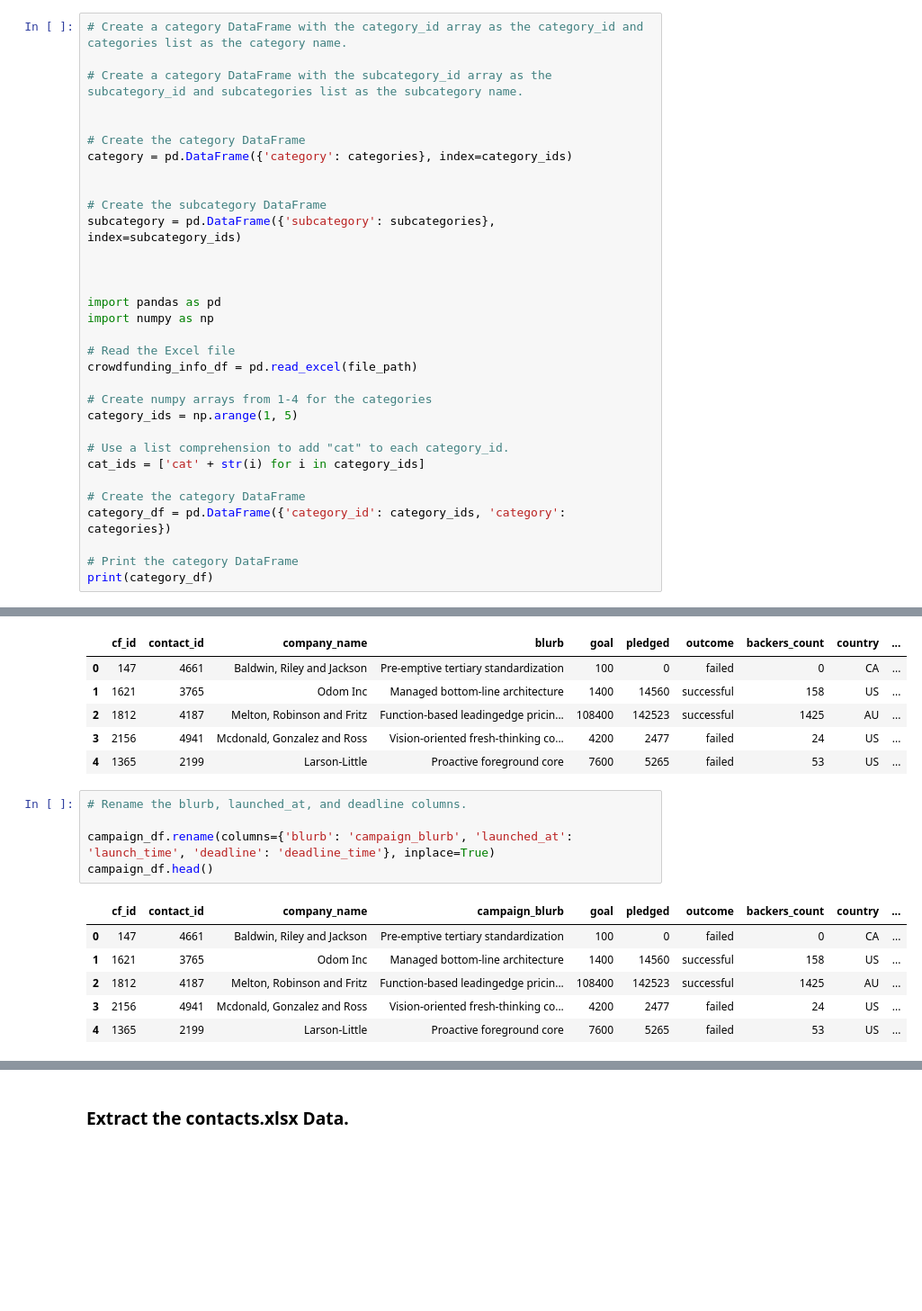
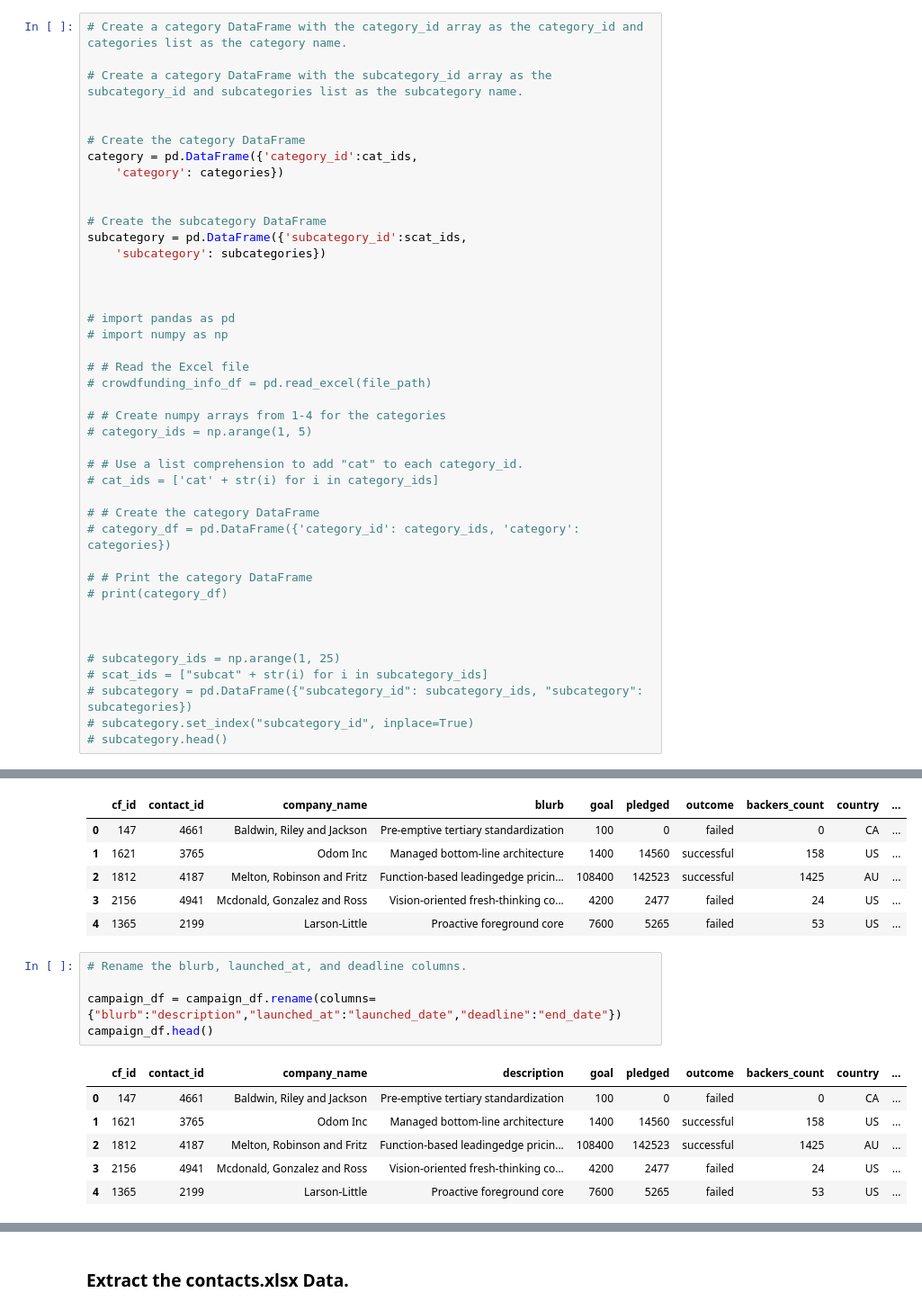
Before and after one commit to aichoudiallo/Crowdfunding_ETL, a Jupyter notebook: Starter_Files/ETL_Mini_Project_Starter_Code.ipynb, the cells around one changed output, grey strips where cells are left out. Shown at 90% size. Saved outputs shown, nothing was run; the diff lists cells and outputs as text; blank space fills up the shorter version.

```diff
--- a/Starter_Files/ETL_Mini_Project_Starter_Code.ipynb
+++ b/Starter_Files/ETL_Mini_Project_Starter_Code.ipynb
@@ -199,28 +177,38 @@ print(scat_ids)
 
 
 # Create the category DataFrame
-category = pd.DataFrame({'category': categories}, index=category_ids)
+category = pd.DataFrame({'category_id':cat_ids,
+    'category': categories})
 
 
 # Create the subcategory DataFrame
-subcategory = pd.DataFrame({'subcategory': subcategories}, index=subcategory_ids)
+subcategory = pd.DataFrame({'subcategory_id':scat_ids,
+    'subcategory': subcategories})
 
 
 
-import pandas as pd
-import numpy as np
+# import pandas as pd
+# import numpy as np
 
-# Read the Excel file
-crowdfunding_info_df = pd.read_excel(file_path)
+# # Read the Excel file
+# crowdfunding_info_df = pd.read_excel(file_path)
 
-# Create numpy arrays from 1-4 for the categories
-category_ids = np.arange(1, 5)
+# # Create numpy arrays from 1-4 for the categories
+# category_ids = np.arange(1, 5)
 
-# Use a list comprehension to add "cat" to each category_id.
-cat_ids = ['cat' + str(i) for i in category_ids]
+# # Use a list comprehension to add "cat" to each category_id.
+# cat_ids = ['cat' + str(i) for i in category_ids]
 
-# Create the category DataFrame
-category_df = pd.DataFrame({'category_id': category_ids, 'category': categories})
+# # Create the category DataFrame
+# category_df = pd.DataFrame({'category_id': category_ids, 'category': categories})
 
-# Print the category DataFrame
-print(category_df)
+# # Print the category DataFrame
+# print(category_df)
+
+
+
+# subcategory_ids = np.arange(1, 25)
+# scat_ids = ["subcat" + str(i) for i in subcategory_ids]
+# subcategory = pd.DataFrame({"subcategory_id": subcategory_ids, "subcategory": subcategories})
+# subcategory.set_index("subcategory_id", inplace=True)
+# subcategory.head()
@@ -310,10 +296,10 @@ campaign_df.head()
 # %%
 # Rename the blurb, launched_at, and deadline columns.
 
-campaign_df.rename(columns={'blurb': 'campaign_blurb', 'launched_at': 'launch_time', 'deadline': 'deadline_time'}, inplace=True)
+campaign_df = campaign_df.rename(columns={"blurb":"description","launched_at":"launched_date","deadline":"end_date"})
 campaign_df.head()
 # %% [output]
-|  | cf_id | contact_id | company_name | campaign_blurb | goal | pledged | outcome | backers_count | country | ... |
+|  | cf_id | contact_id | company_name | description | goal | pledged | outcome | backers_count | country | ... |
 | 0 | 147 | 4661 | Baldwin, Riley and Jackson | Pre-emptive tertiary standardization | 100 | 0 | failed | 0 | CA | ... |
 | 1 | 1621 | 3765 | Odom Inc | Managed bottom-line architecture | 1400 | 14560 | successful | 158 | US | ... |
 | 2 | 1812 | 4187 | Melton, Robinson and Fritz | Function-based leadingedge pricin... | 108400 | 142523 | successful | 1425 | AU | ... |
```
Also changed, not shown: parts of 32 cells of this notebook, 6 other files.
